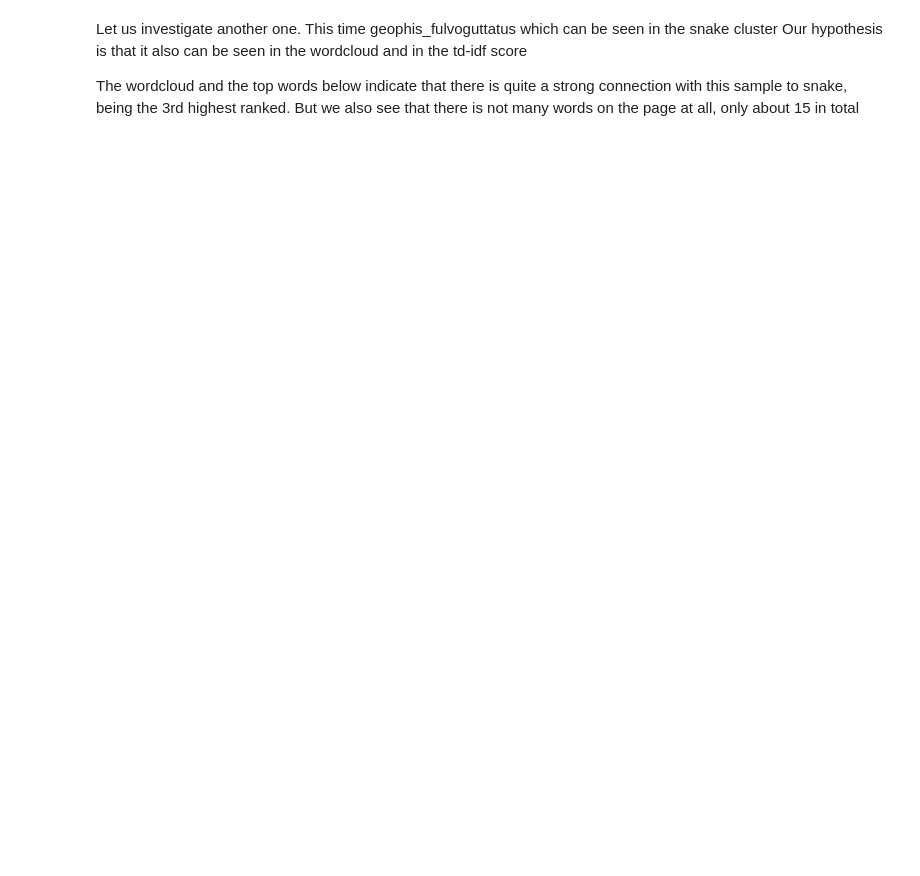
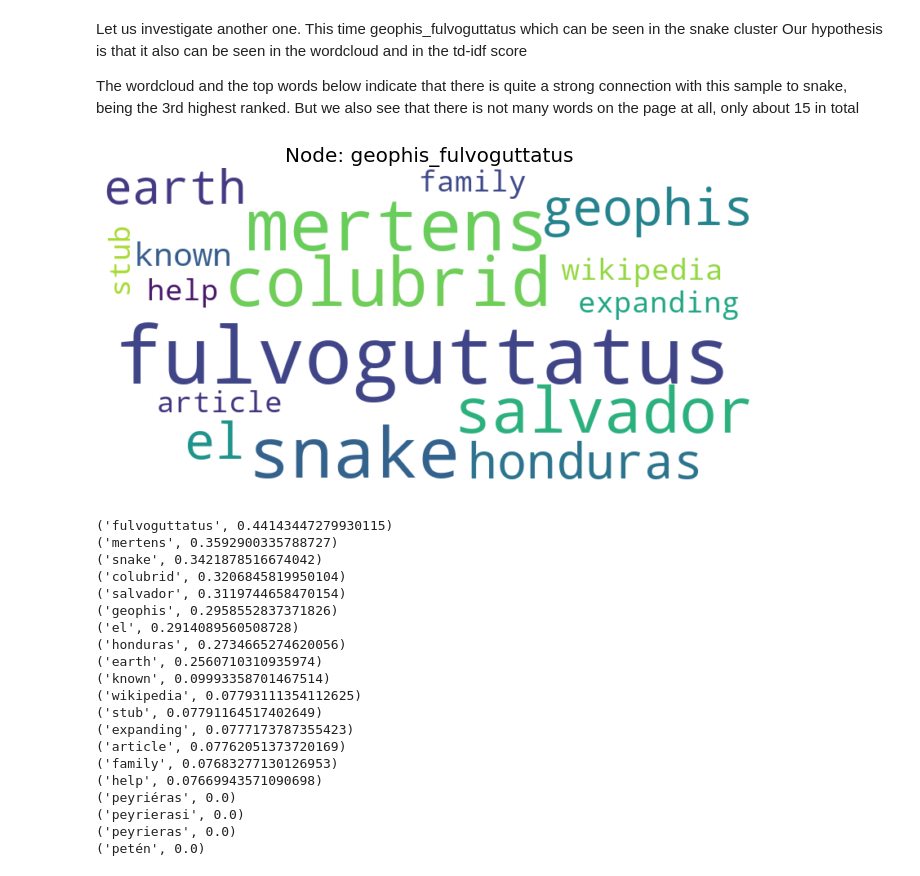
Before and after one commit to cerichs/CSS_Project_A_and_B, a Jupyter notebook: text_analysis.ipynb, the cells around one changed output. Drawn from its saved outputs; the diff is of its cells as text; code cells hidden in the pictures; blank space fills up the shorter version.

```diff
--- a/text_analysis.ipynb
+++ b/text_analysis.ipynb
@@ -315,7 +340,29 @@ The wordcloud and the top words below indicate that there is quite a strong conn
 # %%
 sample_name = 'geophis_fulvoguttatus'
 generate_wordcloud(data_dict_reptile["top_words"][sample_name], sample_name)
-data_dict_reptile["top_words"][sample_name]
+print_function(data_dict_reptile["top_words"][sample_name], 20)
+# %% [output]
+[figure, added]
+('fulvoguttatus', 0.44143447279930115)
+('mertens', 0.3592900335788727)
+('snake', 0.3421878516674042)
+('colubrid', 0.3206845819950104)
+('salvador', 0.3119744658470154)
+('geophis', 0.2958552837371826)
+('el', 0.2914089560508728)
+('honduras', 0.2734665274620056)
+('earth', 0.2560710310935974)
+('known', 0.09993358701467514)
+('wikipedia', 0.07793111354112625)
+('stub', 0.07791164517402649)
+('expanding', 0.0777173787355423)
+('article', 0.07762051373720169)
+('family', 0.07683277130126953)
+('help', 0.07669943571090698)
+('peyriéras', 0.0)
+('peyrierasi', 0.0)
+('peyrieras', 0.0)
+('petén', 0.0)
 # %%
 sample_name = "northern_yellow-faced_turtle"
 generate_wordcloud(data_dict_reptile_long["top_words"][sample_name], sample_name)
```
Also changed, not shown: parts of 22 cells of this notebook, 7 other files.
